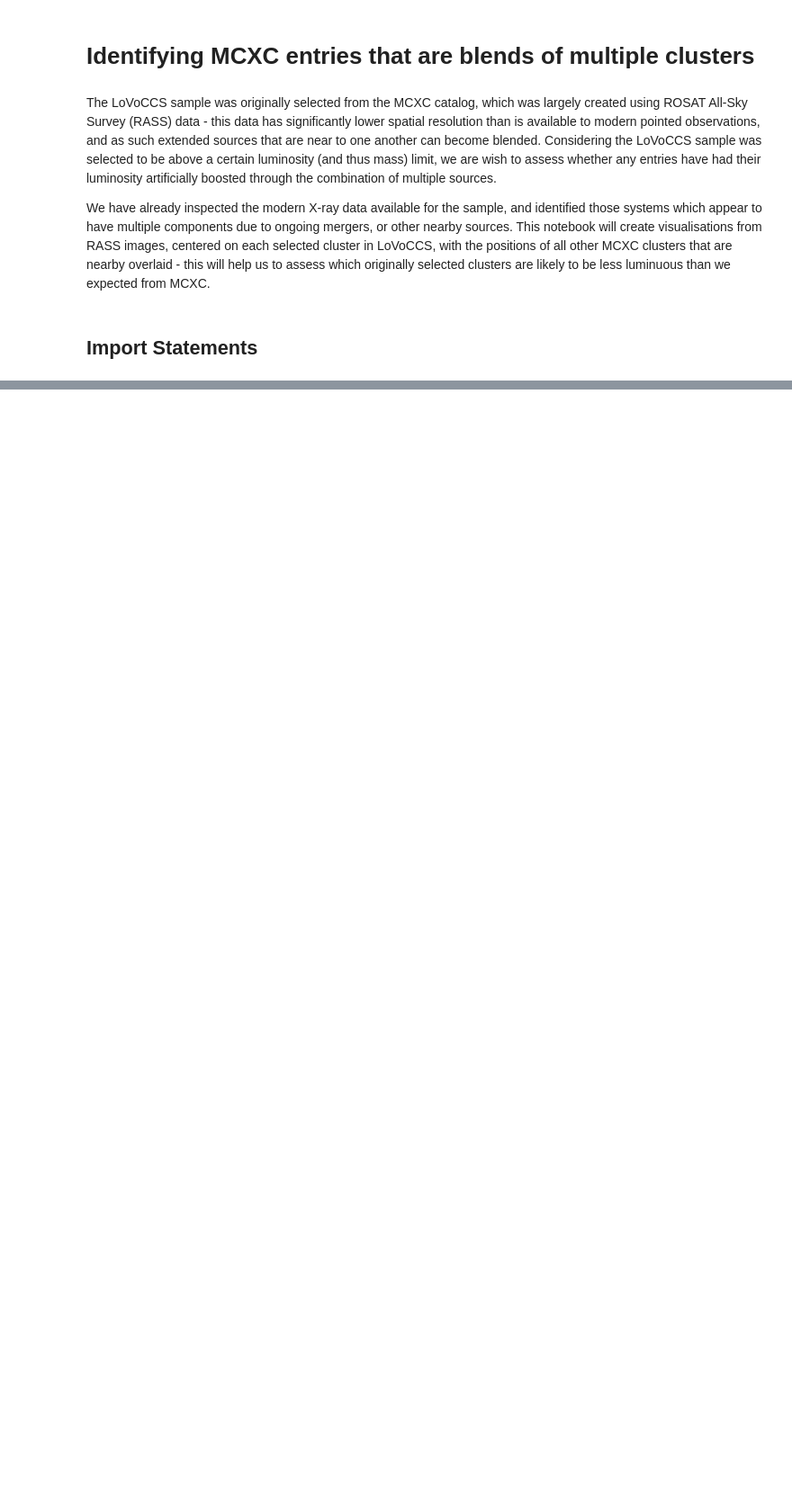
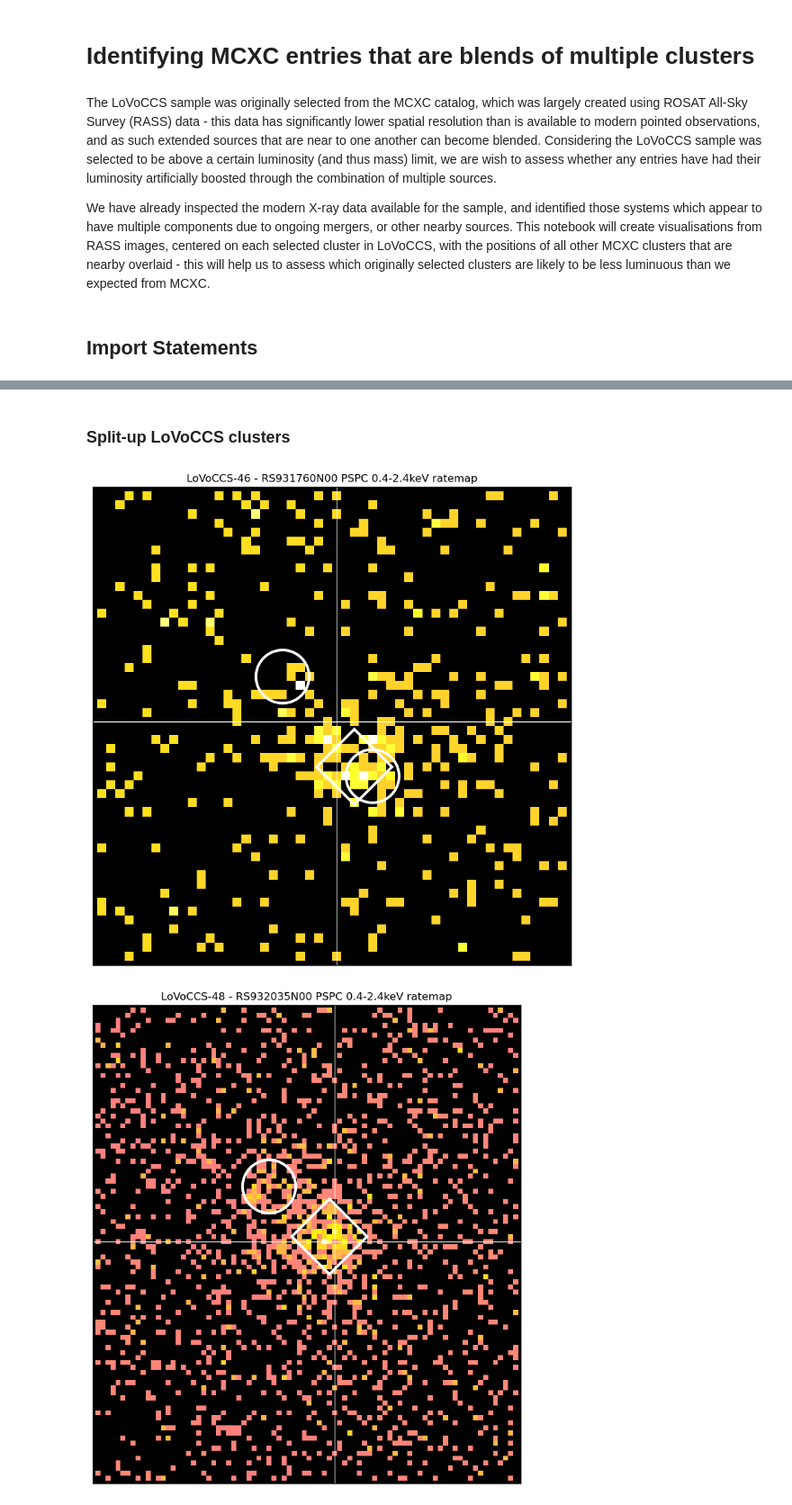
Before and after one commit to LoVoCCS/X-LoVoCCS-Analyses, a Jupyter notebook: notebooks/visualisations/check_for_blended_mcxc_entries.ipynb, the cells around one changed output, grey strips where cells are left out. Shown at 90% size. Saved outputs shown, nothing was run; the diff lists cells and outputs as text; code cells hidden in the pictures; blank space fills up the shorter version.

Commit message:
First go at the visualisations notebook to check for blended MCXC entries

```diff
--- a/notebooks/visualisations/check_for_blended_mcxc_entries.ipynb
+++ b/notebooks/visualisations/check_for_blended_mcxc_entries.ipynb
@@ -40,0 +248,7 @@ timeout = Quantity(6, 'hr')
+# %% [markdown]
+### Split-up LoVoCCS clusters
+# %%
+visualise_rass(split_clusters=True)
+# %% [output]
+[figure, added]
+[figure, added]
```
Also changed, not shown: parts of 23 cells of this notebook.
